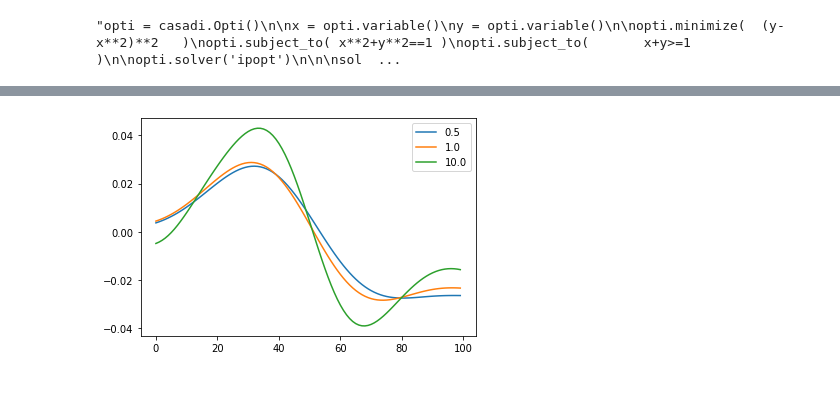
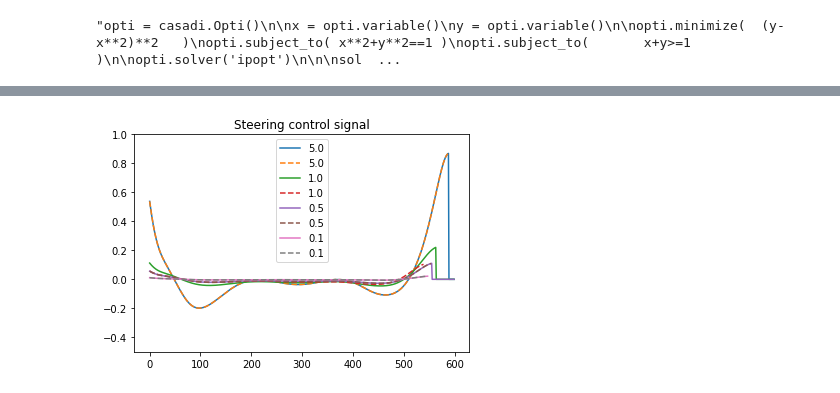
Before and after one commit to elsoroka/AutonomousCarMPC, a Jupyter notebook: Casadi opti stack MPC.ipynb, the cells around one changed output, grey strips where cells are left out. Cells and saved outputs as stored; diff of their text form; code cells hidden in the pictures.

```diff
--- a/Casadi opti stack MPC.ipynb
+++ b/Casadi opti stack MPC.ipynb
@@ -223,6 +238,6 @@ Total number of equality constraints.................:      120
 # %%
-z_history_10 = z_history
-u_history_10 = u_history
+z_history_1_back_cg = z_history
+u_history_1_back_cg = u_history
 # %%
 p = roadrunner.plot(n_points=100)
 
@@ -244,8 +252,15 @@ plt.show()
-# %%
-plt.plot(u_history_05[:,1], label="0.5")
-plt.plot(u_history_1[:,1], label="1.0")
-plt.plot(u_history_10[:,1], label="10.0")
-plt.legend()
-plt.show()
-# %% [output]
-[figure, removed]
+# %%
+plt.plot(u_history_5[:,0], label="5.0")
+plt.plot(u_history_5_back_cg[:,0], label="5.0", linestyle='--')
+plt.plot(u_history_1[:,0], label="1.0")
+plt.plot(u_history_1_back_cg[:,0], label="1.0", linestyle='--')
+plt.plot(u_history_05[:,0], label="0.5")
+plt.plot(u_history_05_back_cg[:,0], label="0.5", linestyle='--')
+plt.plot(u_history_01[:,0], label="0.1", linestyle='-')
+plt.plot(u_history_01_back_cg[:,0], label="0.1", linestyle='--')
+plt.legend()
+plt.ylim([-0.5,1.0])
+plt.title("Steering control signal")
+plt.show()
+# %% [output]
+[figure, added]
```
Also changed, not shown: parts of 8 cells of this notebook, 1 other file.
